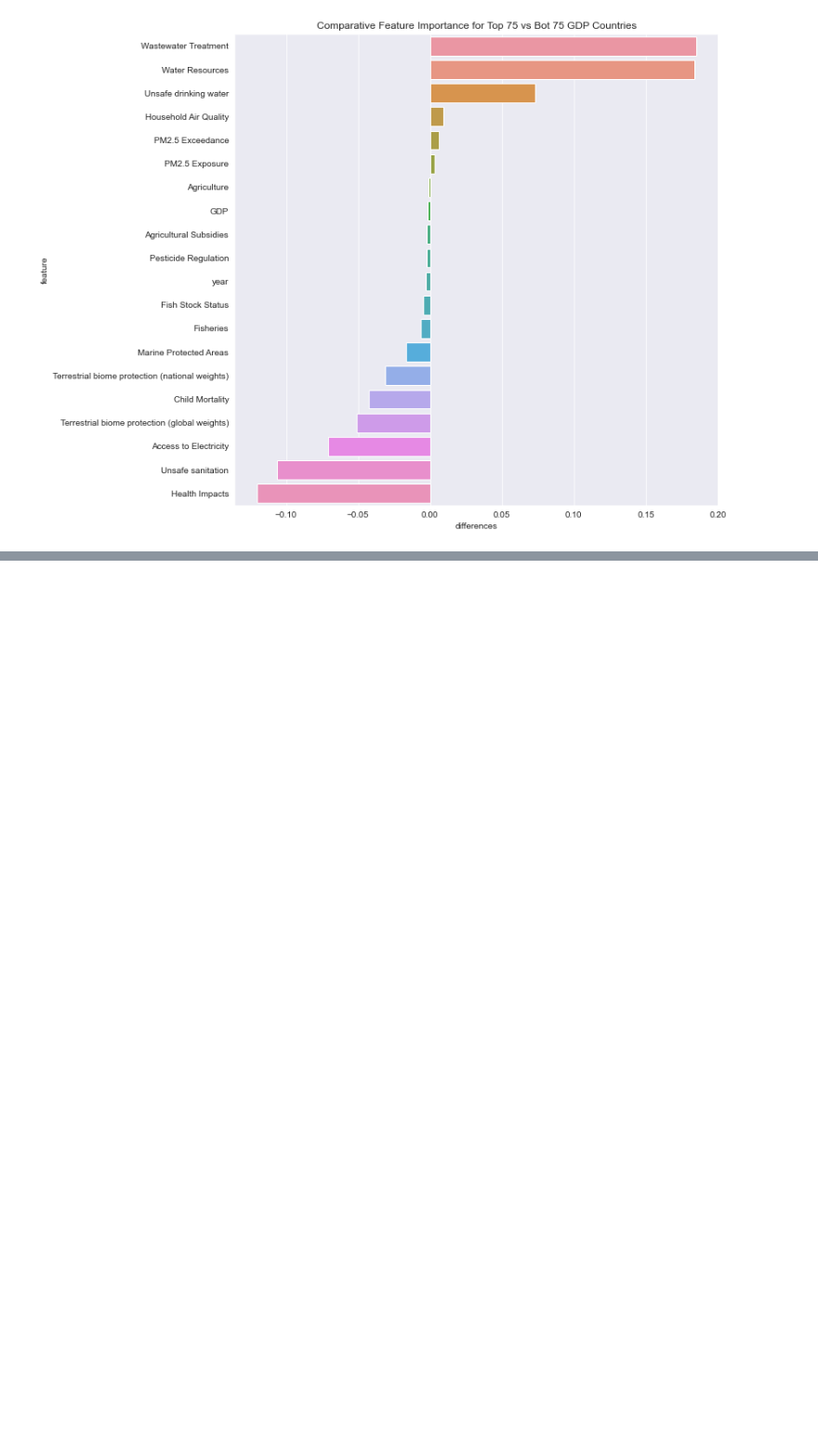
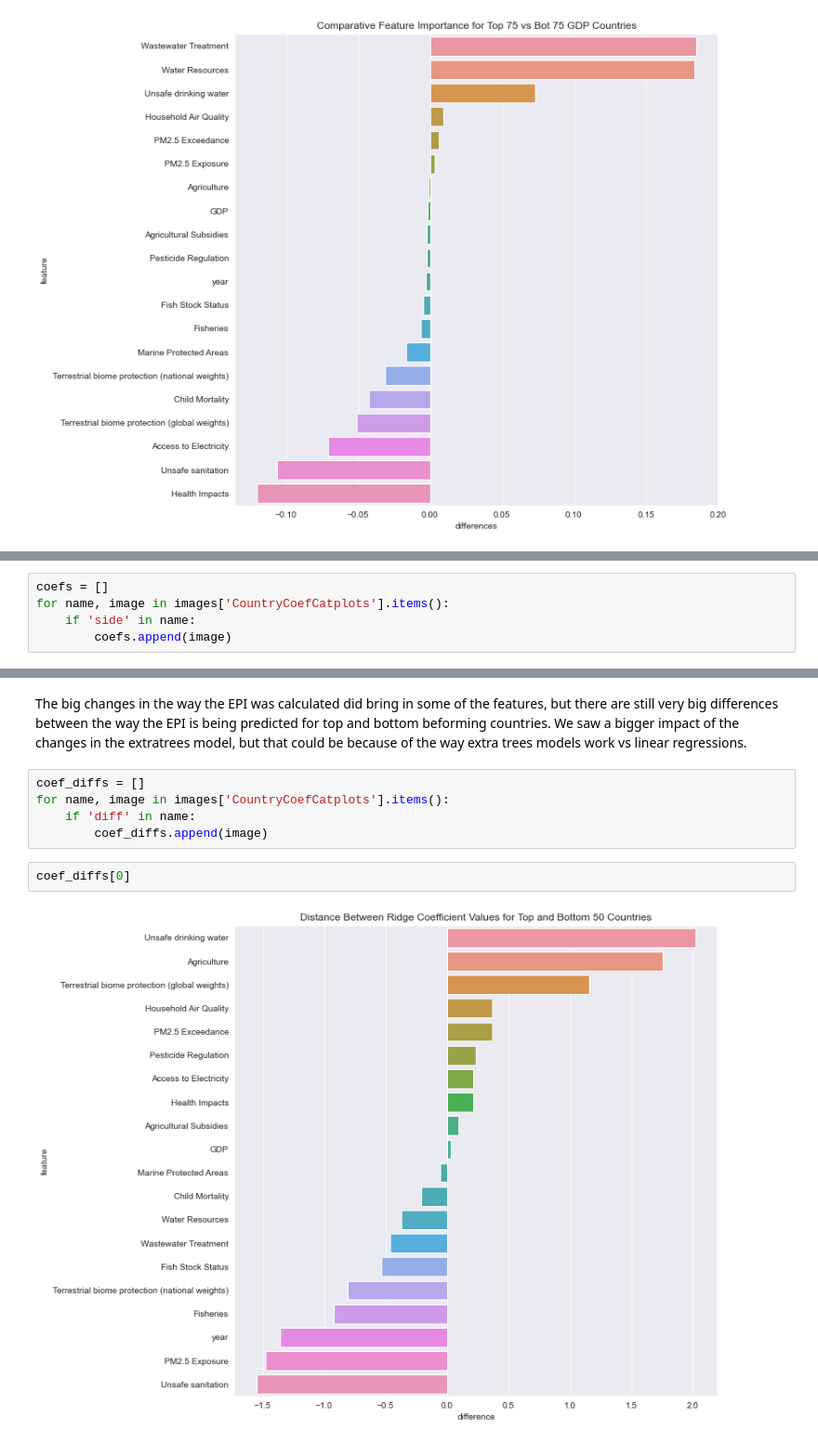
Before and after one commit to Avanyali/EPIDemographicModel, a Jupyter notebook: Step5_Analysis.ipynb, the cells around one changed output, grey strips where cells are left out. Shown at 93% size. Saved outputs shown, nothing was run; the diff lists cells and outputs as text; blank space fills up the shorter version.

```diff
--- a/Step5_Analysis.ipynb
+++ b/Step5_Analysis.ipynb
@@ -194 +202,6 @@ GDP[1]
+# %%
+coefs = []
+for name, image in images['CountryCoefCatplots'].items():
+    if 'side' in name:
+        coefs.append(image)
 # %%
@@ -201,0 +223,11 @@ GDP[2]
+# %% [markdown]
+The big changes in the way the EPI was calculated did bring in some of the features, but there are still very big differences between the way the EPI is being predicted for top and bottom beforming countries. We saw a bigger impact of the changes in the extratrees model, but that could be because of the way extra trees models work vs linear regressions.
+# %%
+coef_diffs = []
+for name, image in images['CountryCoefCatplots'].items():
+    if 'diff' in name:
+        coef_diffs.append(image)
+# %%
+coef_diffs[0]
+# %% [output]
+[figure, added]
```
Also changed, not shown: parts of 26 cells of this notebook, 7 other files.
